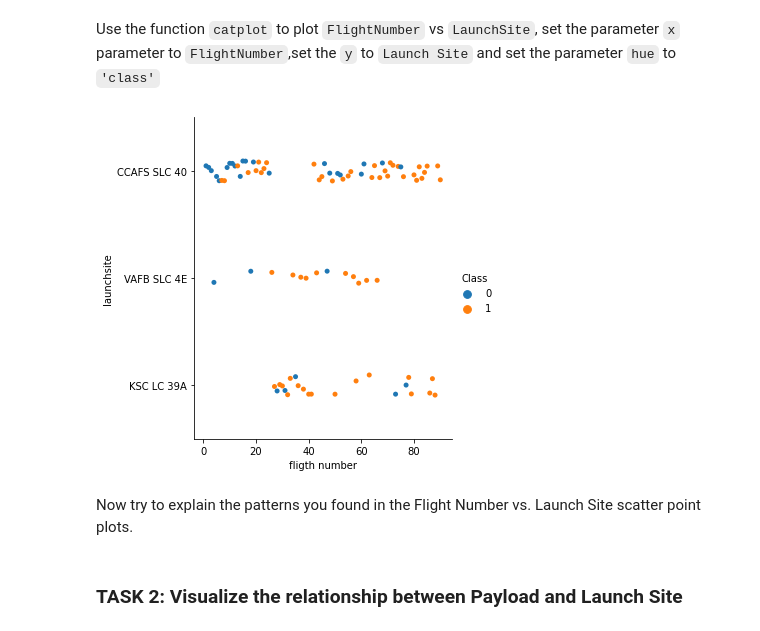
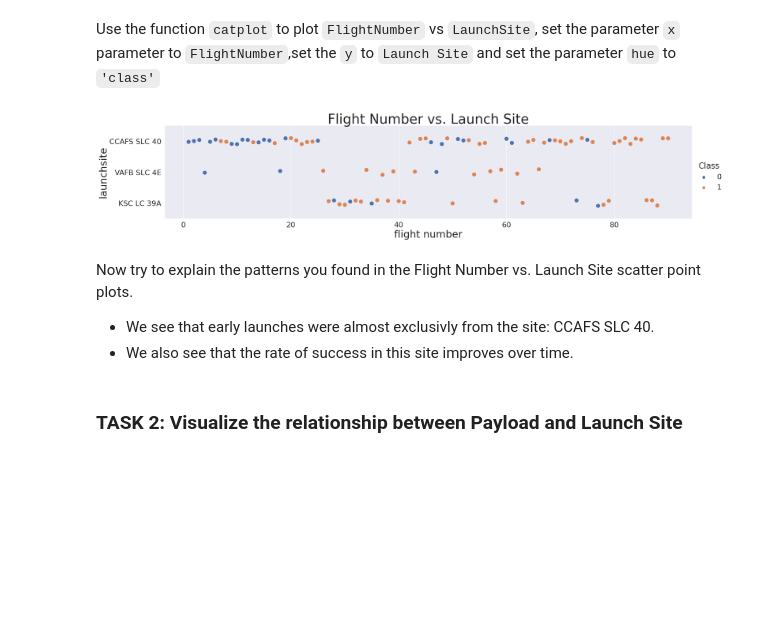
Before and after one commit to ronny0112/ibm-python-data-science, a Jupyter notebook: EDA with data visualization.ipynb, the cells around one changed output. Cells and saved outputs as stored; diff of their text form; code cells hidden in the pictures; blank space fills up the shorter version.

```diff
--- a/EDA with data visualization.ipynb
+++ b/EDA with data visualization.ipynb
@@ -68,8 +68,10 @@ First, let's try to see how the `FlightNumber` (indicating the continuous launch
 
 We can plot out the <code>FlightNumber</code> vs. <code>PayloadMass</code>and overlay the outcome of the launch. We see that as the flight number increases, the first stage is more likely to land successfully. The payload mass is also important; it seems the more massive the payload, the less likely the first stage will return.
 # %%
-sns.catplot(y="PayloadMass", x="FlightNumber", hue="Class", data=df, aspect = 5)
-plt.xlabel("Flight Number",fontsize=20)
-plt.ylabel("Pay load Mass (kg)",fontsize=20)
+sns.set(font_scale=2)
+sns.catplot(y="PayloadMass", x="FlightNumber", hue="Class", data=df, aspect = 5, s=12)
+plt.xlabel("Flight Number",fontsize=30)
+plt.ylabel("Pay load Mass (kg)",fontsize=30)
+plt.xticks(rotation=90, fontsize=15)
 plt.show()
 # %% [output]
@@ -84,14 +86,18 @@ Next, let's drill down to each site visualize its detailed launch records.
 Use the function <code>catplot</code> to plot <code>FlightNumber</code> vs <code>LaunchSite</code>, set the  parameter <code>x</code>  parameter to <code>FlightNumber</code>,set the  <code>y</code> to <code>Launch Site</code> and set the parameter <code>hue</code> to <code>'class'</code>
 # %%
 # Plot a scatter point chart with x axis to be Flight Number and y axis to be the launch site, and hue to be the class value
-sns.catplot(y="LaunchSite", x="FlightNumber", hue="Class", data=df)
-plt.xlabel('fligth number')
-plt.ylabel('launchsite')
+sns.set(font_scale=2)
+sns.catplot(y="LaunchSite", x="FlightNumber", hue="Class", data=df, s=12, aspect=5)
+plt.title('Flight Number vs. Launch Site', fontsize=40)
+plt.xlabel('flight number', fontsize=30)
+plt.ylabel('launchsite', fontsize=30)
 plt.show()
 # %% [output]
-[figure, old version]
+[figure, new version]
 # %% [markdown]
 Now try to explain the patterns you found in the Flight Number vs. Launch Site scatter point plots.
+- We see that early launches were almost exclusivly from the site: CCAFS SLC 40.
+- We also see that the rate of success in this site improves over time.
 # %% [markdown]
 ### TASK 2: Visualize the relationship between Payload and Launch Site
 # %% [markdown]
```
Also changed, not shown: parts of 14 cells of this notebook.
